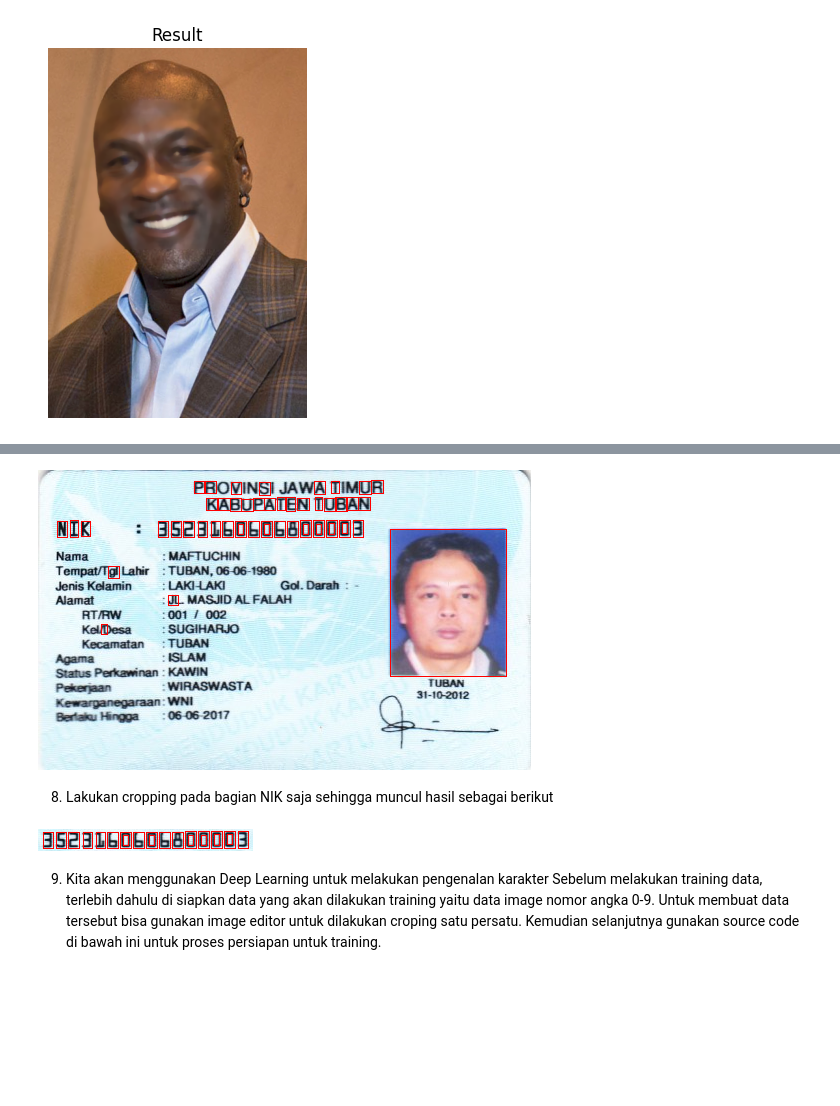
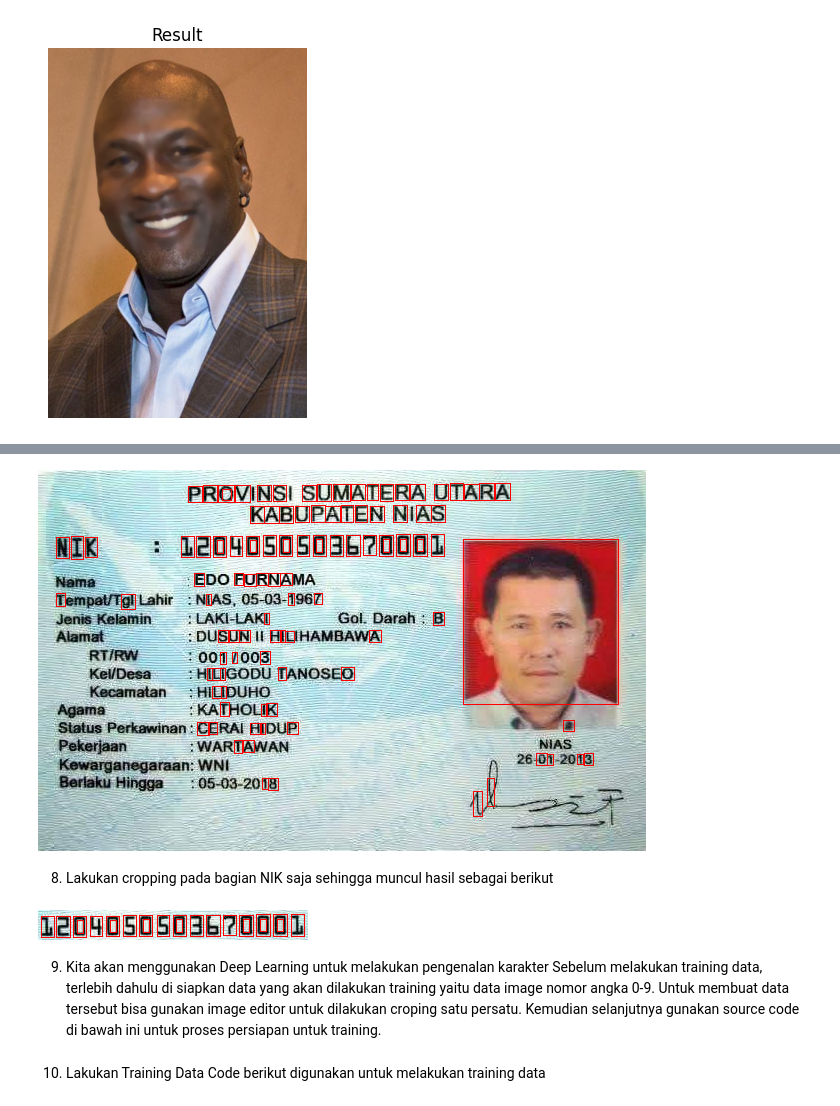
Before and after one commit to AryaWicaksanaH/PCVK_Ganjil_2023, a Jupyter notebook: Week12.ipynb, the cells around one changed output, grey strips where cells are left out. Drawn from its saved outputs; the diff is of its cells as text; code cells hidden in the pictures; blank space fills up the shorter version.

```diff
--- a/Week12.ipynb
+++ b/Week12.ipynb
@@ -264,7 +270,7 @@ overlay_faces(image_path, cascade_path)
 import cv2
 from google.colab.patches import cv2_imshow # for image display
 # Baca gambar KTP
-ktpImage = cv2.imread('/content/drive/MyDrive/dataset/KTP_more/ktp3.png')
+ktpImage = cv2.imread('/content/drive/MyDrive/dataset/KTP_more/ktp5.png')
 
 # Ubah gambar menjadi skala abu-abu untuk deteksi tepi
 gray = cv2.cvtColor(ktpImage, cv2.COLOR_BGR2GRAY)
@@ -293,14 +299,14 @@ for cnt in contours:
 # ktp_contour = cv.cvtColor(ktpImage,cv.COLOR_BGR2RGB)
 cv2_imshow(ktpImage)
 # %% [output]
-[figure, old version]
+[figure, new version]
 # %% [markdown]
 8. Lakukan cropping pada bagian NIK saja sehingga muncul hasil sebagai berikut
 # %%
-ktp_crop = ktpImage[48:70, 115:330]
+ktp_crop = ktpImage[60:90, 140:410]
 cv2_imshow(ktp_crop)
 # %% [output]
-[figure, old version]
+[figure, new version]
 # %% [markdown]
 9. Kita akan menggunakan Deep Learning untuk melakukan pengenalan karakter
 Sebelum melakukan training data, terlebih dahulu di siapkan data yang akan dilakukan
@@ -356,3 +362,6 @@ pickle_out.close()
 pickle_out = open("Y.pickle", "wb")
 pickle.dump(Y, pickle_out)
 pickle_out.close()
+# %% [markdown]
+10. Lakukan Training Data
+Code berikut digunakan untuk melakukan training data
```
Also changed, not shown: parts of 4 cells of this notebook.
